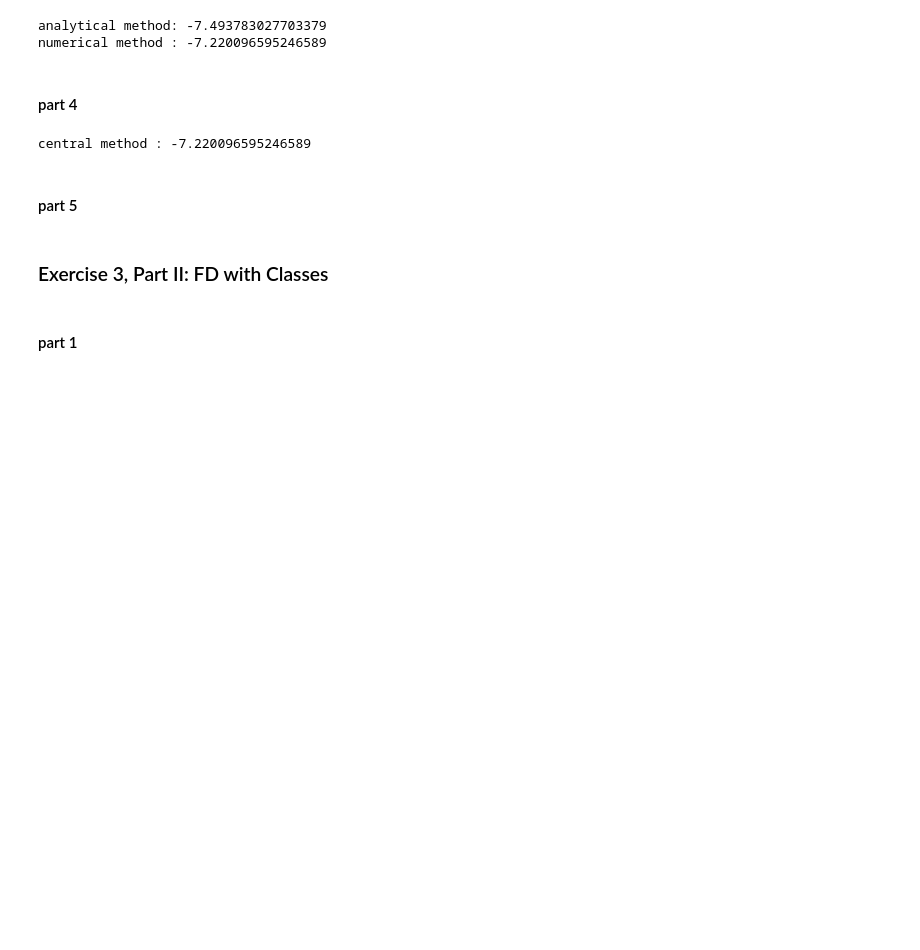
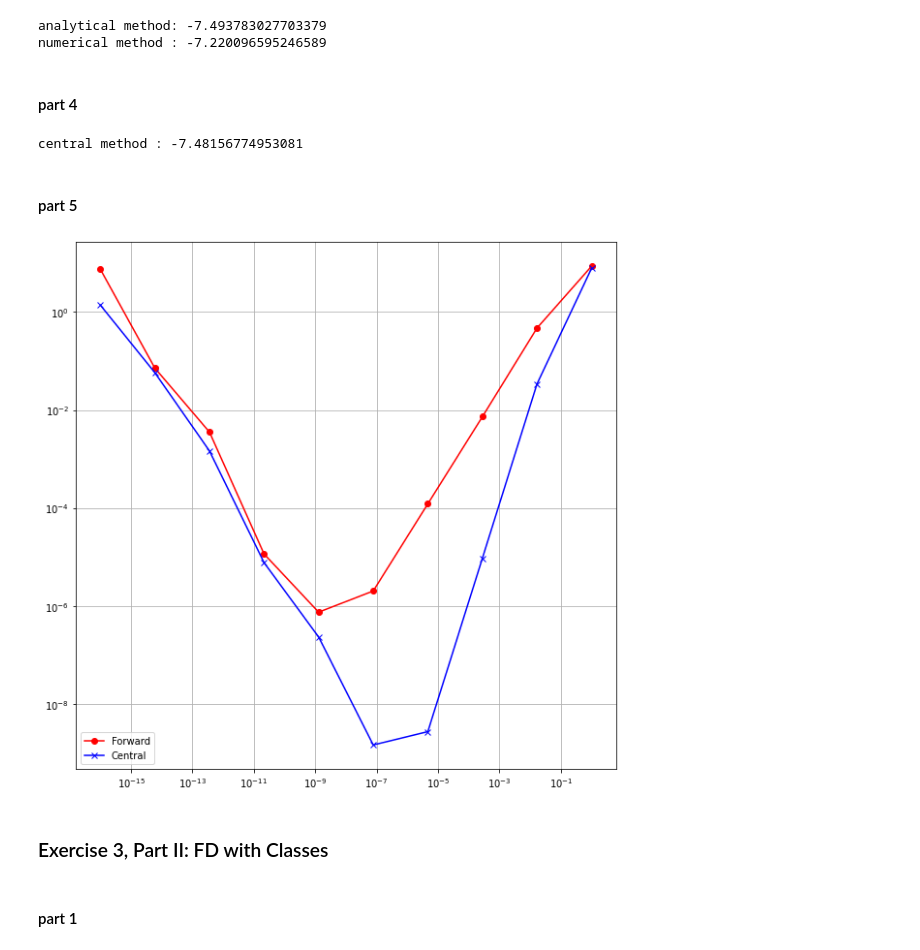
Before and after one commit to adnehk/Project1_MOD510, a Jupyter notebook: Project1_15.ipynb, the cells around one changed output. Cells and saved outputs as stored; diff of their text form; code cells hidden in the pictures; blank space fills up the shorter version.

```diff
--- a/Project1_15.ipynb
+++ b/Project1_15.ipynb
@@ -206,11 +207,25 @@ numerical method : -7.220096595246589
 def fc(f,x,h):
     return 0.5*(f(x+h)-f(x-h))/h
 
-print("central method :",fd(f, 1, 1e-2))
+print("central method :",fc(f, 1, 1e-2))
 # %% [output]
-central method : -7.220096595246589
+central method : -7.48156774953081
 # %% [markdown]
 #### part 5 ####
+# %%
+
+h = np.logspace(-16, 0, 10)
+x = 1
+plt.figure(figsize=(10,10))
+plt.plot(h, abs(der_f(x)-fd(f,x,h)), "-or", label="Forward")
+plt.plot(h, abs(der_f(x)-fc(f,x,h)), "-xb", label="Central")
+plt.grid()
+plt.legend()
+plt.xscale("log")
+plt.yscale("log")
+plt.show()
+# %% [output]
+[figure, added]
 # %% [markdown]
 ###  Exercise 3, Part II: FD with Classes ###
 # %% [markdown]
```
Also changed, not shown: parts of 2 cells of this notebook.
